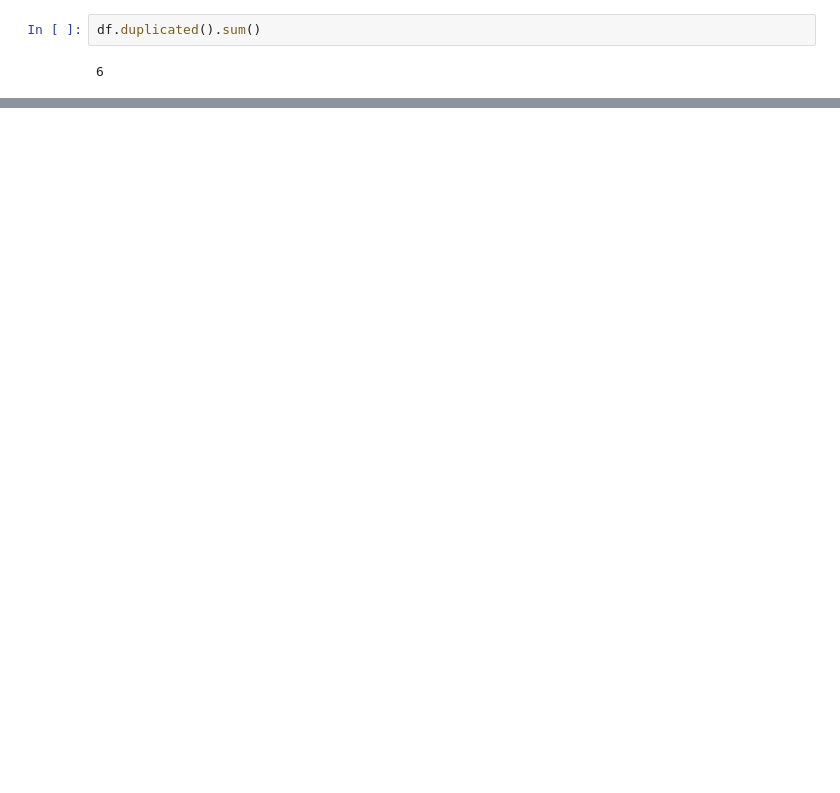
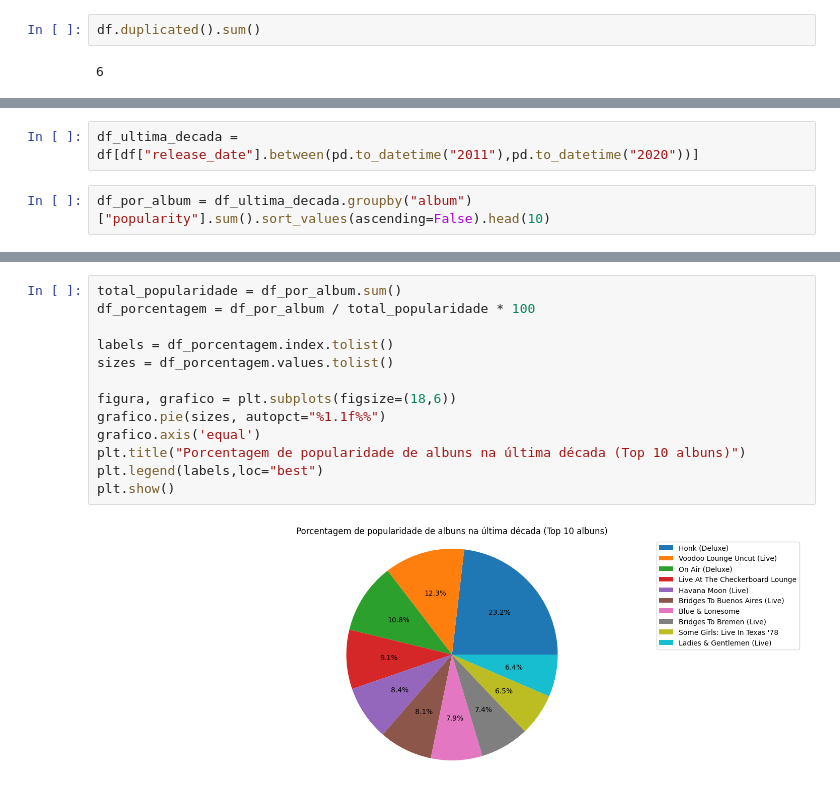
Before and after one commit to jessibmoura/ML-TimeSeries, a Jupyter notebook: Machine Learning with Python/Aula 1.2 - Exploratory data analysis/data_analysis.ipynb, the cells around one changed output, grey strips where cells are left out. Cells and saved outputs as stored; diff of their text form; blank space fills up the shorter version.

```diff
--- a/Machine Learning with Python/Aula 1.2 - Exploratory data analysis/data_analysis.ipynb
+++ b/Machine Learning with Python/Aula 1.2 - Exploratory data analysis/data_analysis.ipynb
@@ -78,0 +173,4 @@ df[df.duplicated()]
+# %%
+df_ultima_decada = df[df["release_date"].between(pd.to_datetime("2011"),pd.to_datetime("2020"))]
+# %%
+df_por_album = df_ultima_decada.groupby("album")["popularity"].sum().sort_values(ascending=False).head(10)
@@ -78,0 +192,15 @@ df[df.duplicated()]
+# %%
+total_popularidade = df_por_album.sum()
+df_porcentagem = df_por_album / total_popularidade * 100
+
+labels = df_porcentagem.index.tolist()
+sizes = df_porcentagem.values.tolist()
+
+figura, grafico = plt.subplots(figsize=(18,6))
+grafico.pie(sizes, autopct="%1.1f%%")
+grafico.axis('equal')
+plt.title("Porcentagem de popularidade de albuns na última década (Top 10 albuns)")
+plt.legend(labels,loc="best")
+plt.show()
+# %% [output]
+[figure, added]
```
Also changed, not shown: parts of 17 cells of this notebook, 1 other file.
